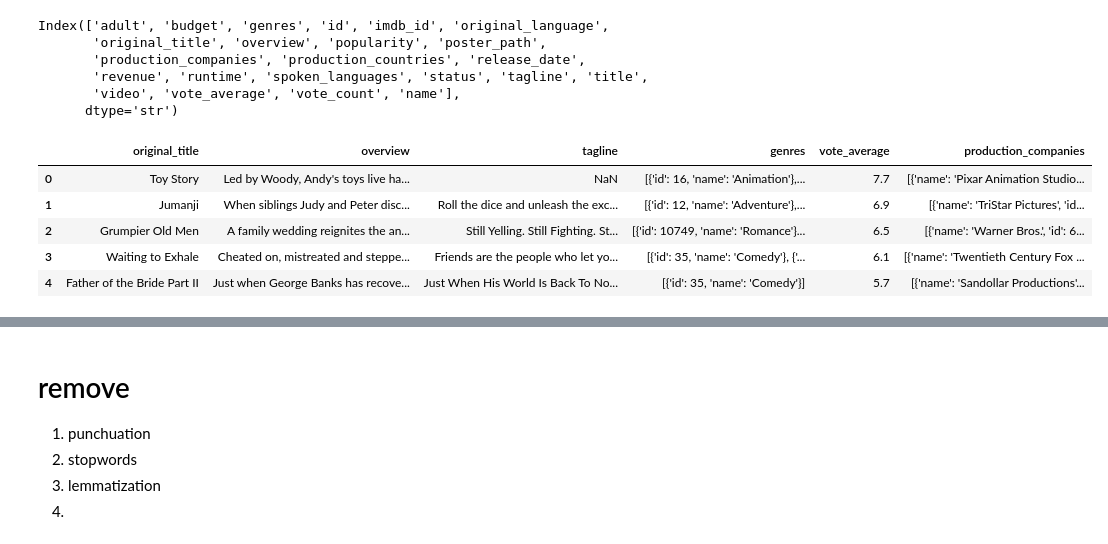
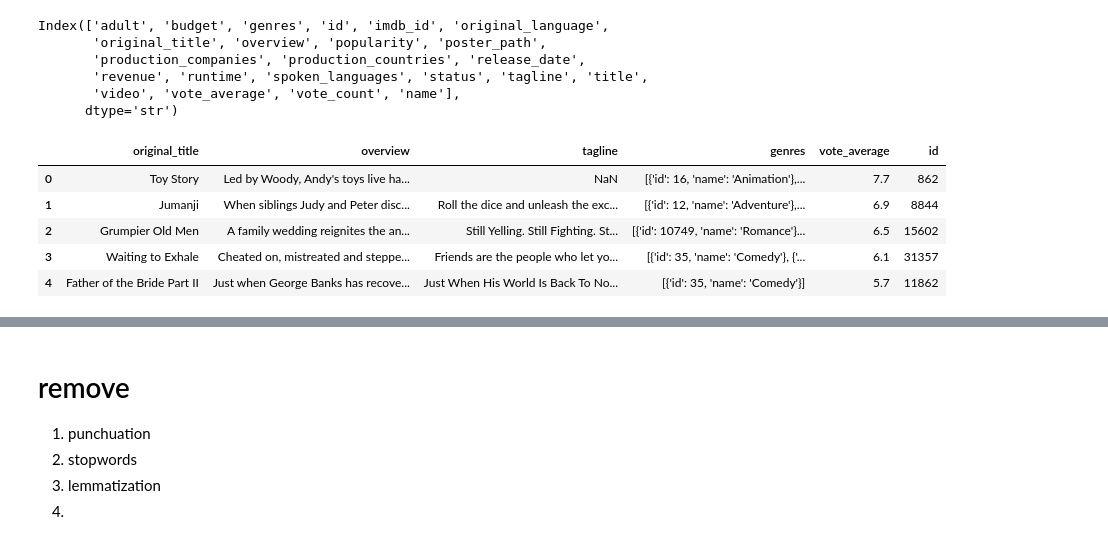
Before and after one commit to washim04x/movie-recommender-system, a Jupyter notebook: notebooks/eda.ipynb, the cells around one changed output, grey strips where cells are left out. Drawn from its saved outputs; the diff is of its cells as text; code cells hidden in the pictures.

```diff
--- a/notebooks/eda.ipynb
+++ b/notebooks/eda.ipynb
@@ -114,16 +114,16 @@ Index(['adult', 'budget', 'genres', 'id', 'imdb_id', 'original_language',
       dtype='str')
 # %%
 # all columns are not needed for content based filtering i will only works with these columns
-cols = ['original_title', 'overview', 'tagline', 'genres', 'vote_average', 'production_companies']
+cols = ['original_title', 'overview', 'tagline', 'genres', 'vote_average', 'id']
 df = df[cols]
 df.head(5)
 # %% [output]
-|  | original_title | overview | tagline | genres | vote_average | production_companies |
-| 0 | Toy Story | Led by Woody, Andy's toys live ha... | NaN | [{'id': 16, 'name': 'Animation'},... | 7.7 | [{'name': 'Pixar Animation Studio... |
-| 1 | Jumanji | When siblings Judy and Peter disc... | Roll the dice and unleash the exc... | [{'id': 12, 'name': 'Adventure'},... | 6.9 | [{'name': 'TriStar Pictures', 'id... |
-| 2 | Grumpier Old Men | A family wedding reignites the an... | Still Yelling. Still Fighting. St... | [{'id': 10749, 'name': 'Romance'}... | 6.5 | [{'name': 'Warner Bros.', 'id': 6... |
-| 3 | Waiting to Exhale | Cheated on, mistreated and steppe... | Friends are the people who let yo... | [{'id': 35, 'name': 'Comedy'}, {'... | 6.1 | [{'name': 'Twentieth Century Fox ... |
-| 4 | Father of the Bride Part II | Just when George Banks has recove... | Just When His World Is Back To No... | [{'id': 35, 'name': 'Comedy'}] | 5.7 | [{'name': 'Sandollar Productions'... |
+|  | original_title | overview | tagline | genres | vote_average | id |
+| 0 | Toy Story | Led by Woody, Andy's toys live ha... | NaN | [{'id': 16, 'name': 'Animation'},... | 7.7 | 862 |
+| 1 | Jumanji | When siblings Judy and Peter disc... | Roll the dice and unleash the exc... | [{'id': 12, 'name': 'Adventure'},... | 6.9 | 8844 |
+| 2 | Grumpier Old Men | A family wedding reignites the an... | Still Yelling. Still Fighting. St... | [{'id': 10749, 'name': 'Romance'}... | 6.5 | 15602 |
+| 3 | Waiting to Exhale | Cheated on, mistreated and steppe... | Friends are the people who let yo... | [{'id': 35, 'name': 'Comedy'}, {'... | 6.1 | 31357 |
+| 4 | Father of the Bride Part II | Just when George Banks has recove... | Just When His World Is Back To No... | [{'id': 35, 'name': 'Comedy'}] | 5.7 | 11862 |
 # %%
 df.info()
 # %% [output]
```
Also changed, not shown: parts of 21 cells of this notebook, 9 other files.
